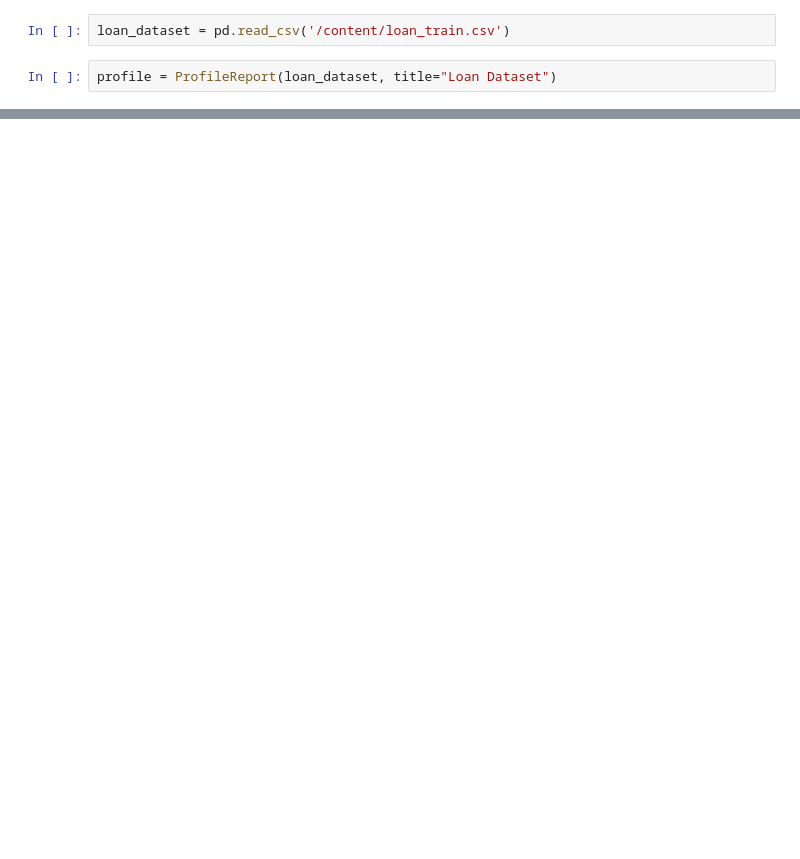
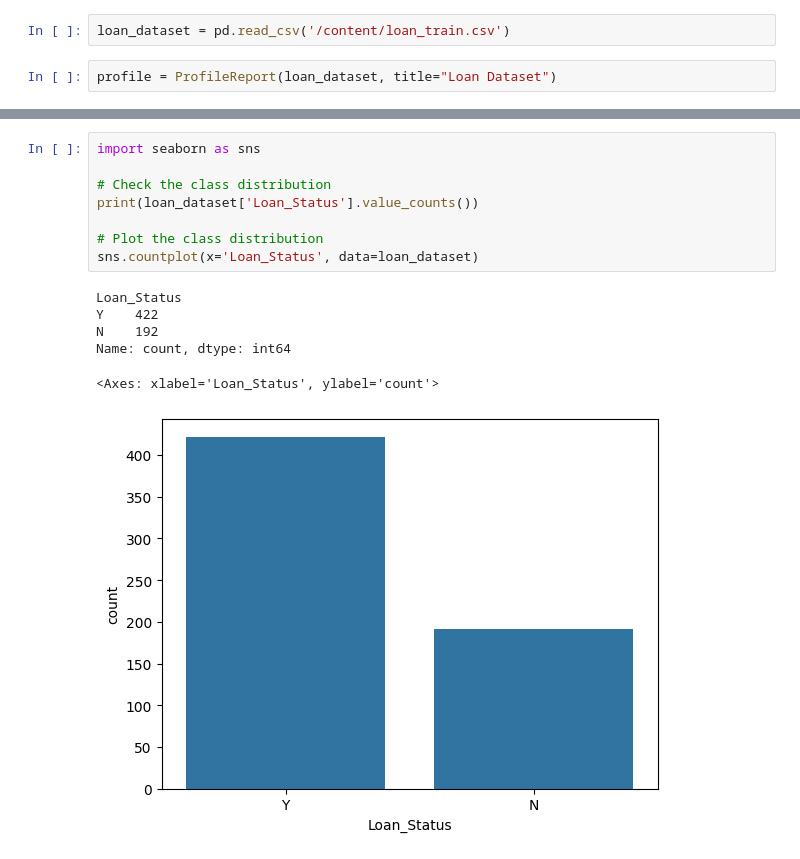
Before and after one commit to ashrafulwork/Learning_MLDL, a Jupyter notebook: project_loan_status.ipynb, the cells around one changed output, grey strips where cells are left out. Saved outputs shown, nothing was run; the diff lists cells and outputs as text; blank space fills up the shorter version.

```diff
--- a/project_loan_status.ipynb
+++ b/project_loan_status.ipynb
@@ -42,0 +87,15 @@ profile.to_notebook_iframe()
+# %%
+import seaborn as sns
+
+# Check the class distribution
+print(loan_dataset['Loan_Status'].value_counts())
+
+# Plot the class distribution
+sns.countplot(x='Loan_Status', data=loan_dataset)
+# %% [output]
+Loan_Status
+Y    422
+N    192
+Name: count, dtype: int64
+<Axes: xlabel='Loan_Status', ylabel='count'>
+[figure, added]
```
Also changed, not shown: parts of 55 cells of this notebook.
